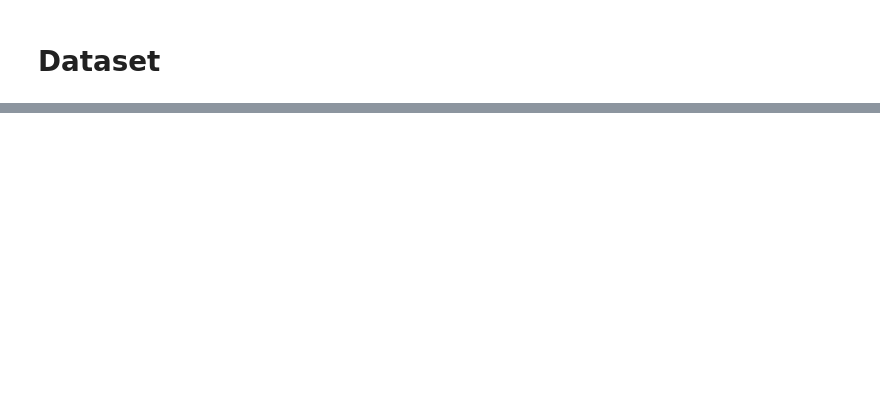
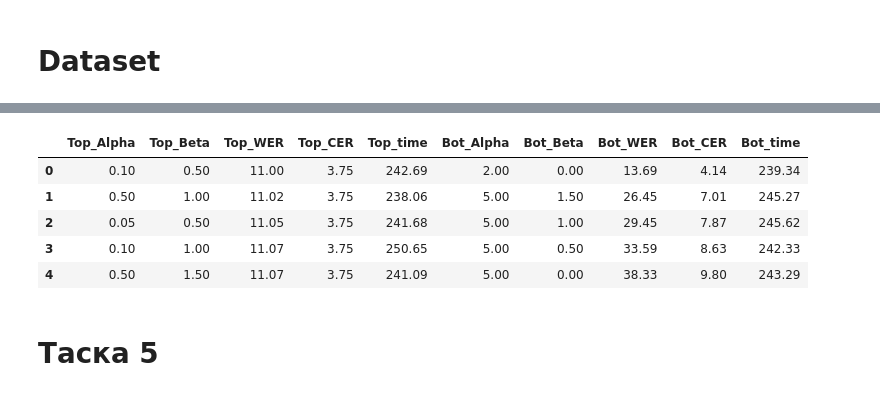
Before and after one commit to manzhura/speech, a Jupyter notebook: main.ipynb, the cells around one changed output, grey strips where cells are left out. Saved outputs shown, nothing was run; the diff lists cells and outputs as text; code cells hidden in the pictures; blank space fills up the shorter version.

```diff
--- a/main.ipynb
+++ b/main.ipynb
@@ -248,8 +132,0 @@ plt.show()
-# %%
-temp_results = []
-
-for T in [0.5, 0.8, 1.0, 1.2, 1.5, 2.0]:
-    decoder = Wav2Vec2Decoder(beam_width=5, temperature=T)
-    w, c, t = evaluate(decoder, dataset, method="greedy")
-    temp_results.append({"temperature": T, "WER": w*100, "CER": c*100})
-    print(f"T={T}  WER={w*100:.2f}%  CER={c*100:.2f}%")
@@ -347,0 +139,9 @@ plt.show()
+# %%
+# перебор по колчиеству луче
+results = []
+decoder = Wav2Vec2Decoder()
+for k in [1, 3, 10, 50]:
+    decoder.beam_width=k
+    w, c, t = evaluate(decoder, dataset, method="beam")
+    results.append({"beam_width": k, "WER": w*100, "CER": c*100, "time_sec": t})
+    print(f"k={k:>2}  WER={w*100:.2f}%  CER={c*100:.2f}%  time={t:.1f}s")
@@ -347,0 +201,9 @@ plt.show()
+# %%
+# перебор по колчиеству луче
+results = []
+decoder = Wav2Vec2Decoder(beam_width=10)
+for temp in [0.5, 0.8, 1.0, 1.2, 1.5, 2.0]:
+    decoder.temperature=temp
+    w, c, t = evaluate(decoder, dataset, method="greedy")
+    results.append({"temperature": temp, "WER": w*100, "CER": c*100, "time_sec": t})
+    print(f"temp={temp}  WER={w*100:.2f}%  CER={c*100:.2f}%  time={t:.1f}s")
@@ -347,0 +393,11 @@ plt.show()
+# %%
+show_table(results_lm)
+# %% [output]
+|  | Top_Alpha | Top_Beta | Top_WER | Top_CER | Top_time | Bot_Alpha | Bot_Beta | Bot_WER | Bot_CER | Bot_time |
+| 0 | 0.10 | 0.50 | 11.00 | 3.75 | 242.69 | 2.00 | 0.00 | 13.69 | 4.14 | 239.34 |
+| 1 | 0.50 | 1.00 | 11.02 | 3.75 | 238.06 | 5.00 | 1.50 | 26.45 | 7.01 | 245.27 |
+| 2 | 0.05 | 0.50 | 11.05 | 3.75 | 241.68 | 5.00 | 1.00 | 29.45 | 7.87 | 245.62 |
+| 3 | 0.10 | 1.00 | 11.07 | 3.75 | 250.65 | 5.00 | 0.50 | 33.59 | 8.63 | 242.33 |
+| 4 | 0.50 | 1.50 | 11.07 | 3.75 | 241.09 | 5.00 | 0.00 | 38.33 | 9.80 | 243.29 |
+# %% [markdown]
+# Таска 5
```
Also changed, not shown: parts of 61 cells of this notebook, 21 other files.
